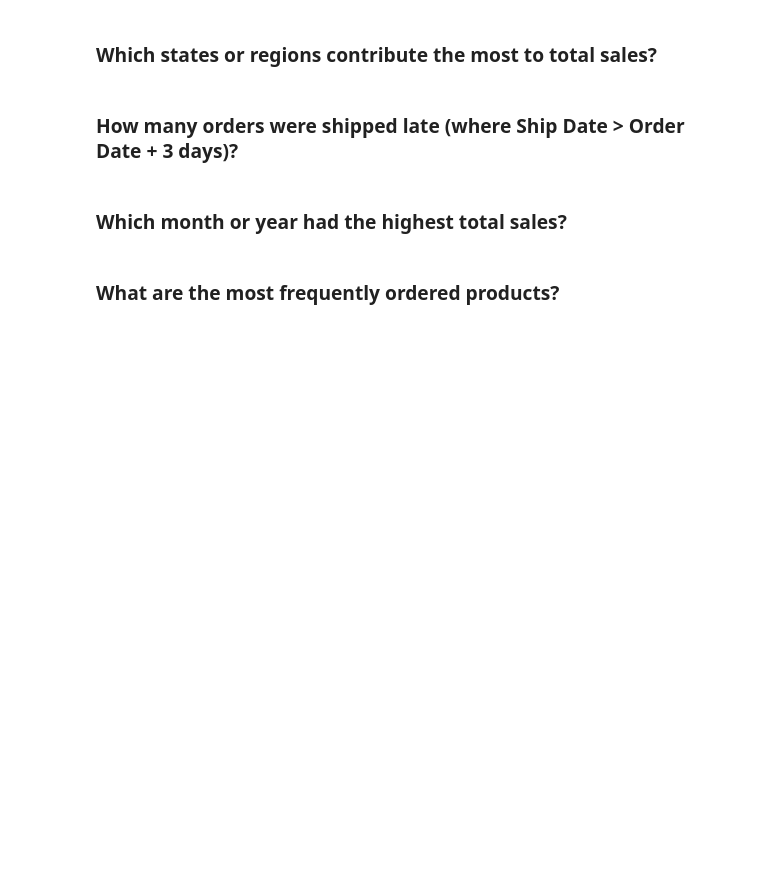
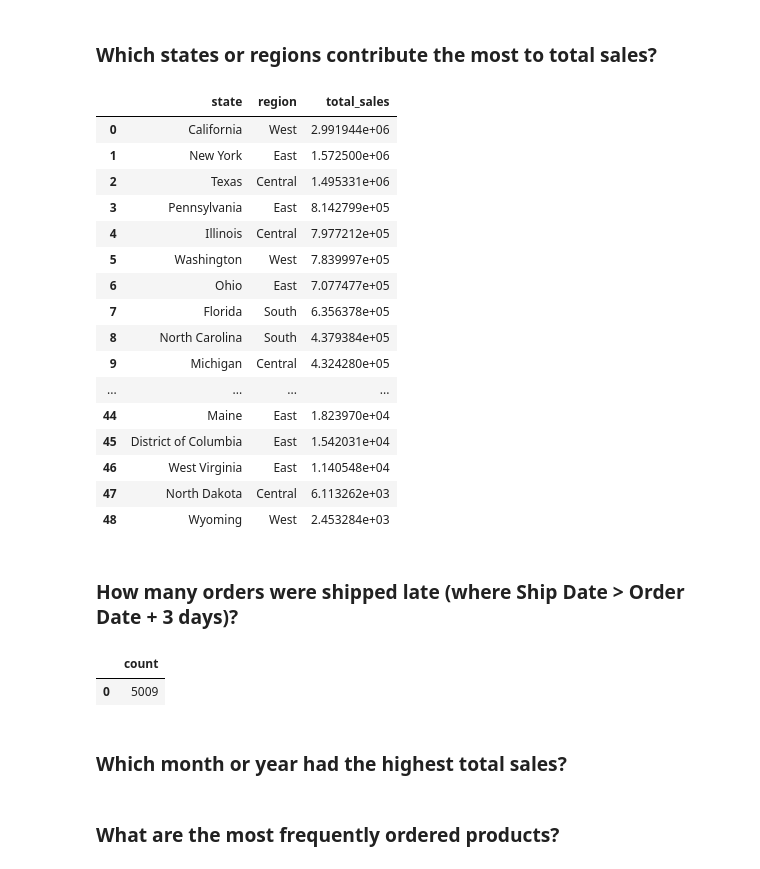
Before and after one commit to KittyRose8267/DA_M3_W4_Workflow, a Jupyter notebook: notebooks/superstore_sales_workflow.ipynb, the cells around one changed output. Drawn from its saved outputs; the diff is of its cells as text; code cells hidden in the pictures; blank space fills up the shorter version.

```diff
--- a/notebooks/superstore_sales_workflow.ipynb
+++ b/notebooks/superstore_sales_workflow.ipynb
@@ -115,7 +115,7 @@ With real data, it is very likely more cleaning and wrangling would be required.
 # %% [markdown]
 ## 3) Build Relational Tables
 # %%
-conn = sqlite3.connect('data/superstore.db')
+conn = sqlite3.connect('../data/superstore.db')
 
 customers_df = df[['Customer ID','Customer Name','customer_category','City','State','Region']].drop_duplicates().rename(columns={
     'Customer ID':'customer_id',
@@ -194,9 +243,44 @@ result5
+# %%
+query5 = """
+SELECT c.state, c.region, SUM(od.sales) as total_sales
+FROM customers as c
+LEFT JOIN orders as o on o.customer_id = c.customer_id
+Left JOIN order_details as od on od.order_id = o.order_id
+GROUP BY c.state, c.region
+ORDER BY total_sales DESC;
+"""
+result5 = pd.read_sql(query5, conn)
+result5
+# %% [output]
+|  | state | region | total_sales |
+| 0 | California | West | 2.991944e+06 |
+| 1 | New York | East | 1.572500e+06 |
+| 2 | Texas | Central | 1.495331e+06 |
+| 3 | Pennsylvania | East | 8.142799e+05 |
+| 4 | Illinois | Central | 7.977212e+05 |
+| 5 | Washington | West | 7.839997e+05 |
+| 6 | Ohio | East | 7.077477e+05 |
+| 7 | Florida | South | 6.356378e+05 |
+| 8 | North Carolina | South | 4.379384e+05 |
+| 9 | Michigan | Central | 4.324280e+05 |
+| ... | ... | ... | ... |
+| 44 | Maine | East | 1.823970e+04 |
+| 45 | District of Columbia | East | 1.542031e+04 |
+| 46 | West Virginia | East | 1.140548e+04 |
+| 47 | North Dakota | Central | 6.113262e+03 |
+| 48 | Wyoming | West | 2.453284e+03 |
 # %% [markdown]
 ### How many orders were shipped late (where Ship Date > Order Date + 3 days)?
 # %%
-query6 = """ Your code here! """
+query6 = """
+SELECT count(*) as count FROM Orders
+WHERE ship_date > order_date + 3;
+"""
 result6 = pd.read_sql(query6, conn)
 result6
+# %% [output]
+|  | count |
+| 0 | 5009 |
 # %% [markdown]
 ### Which month or year had the highest total sales?
 # %%
```
Also changed, not shown: parts of 8 cells of this notebook, 1 other file.
